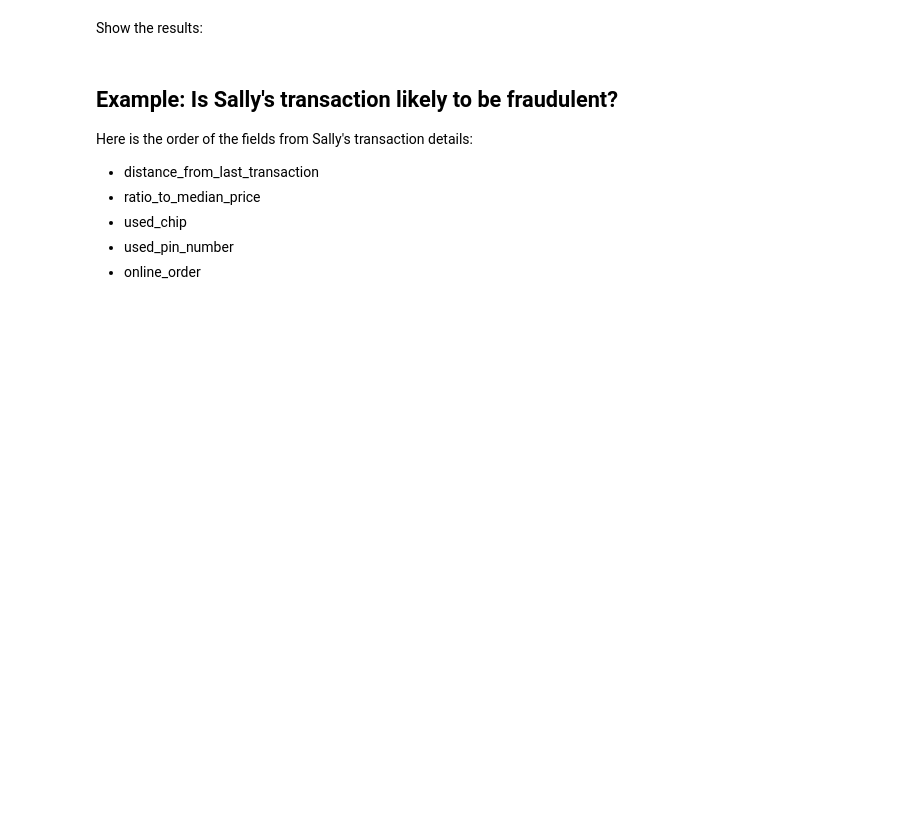
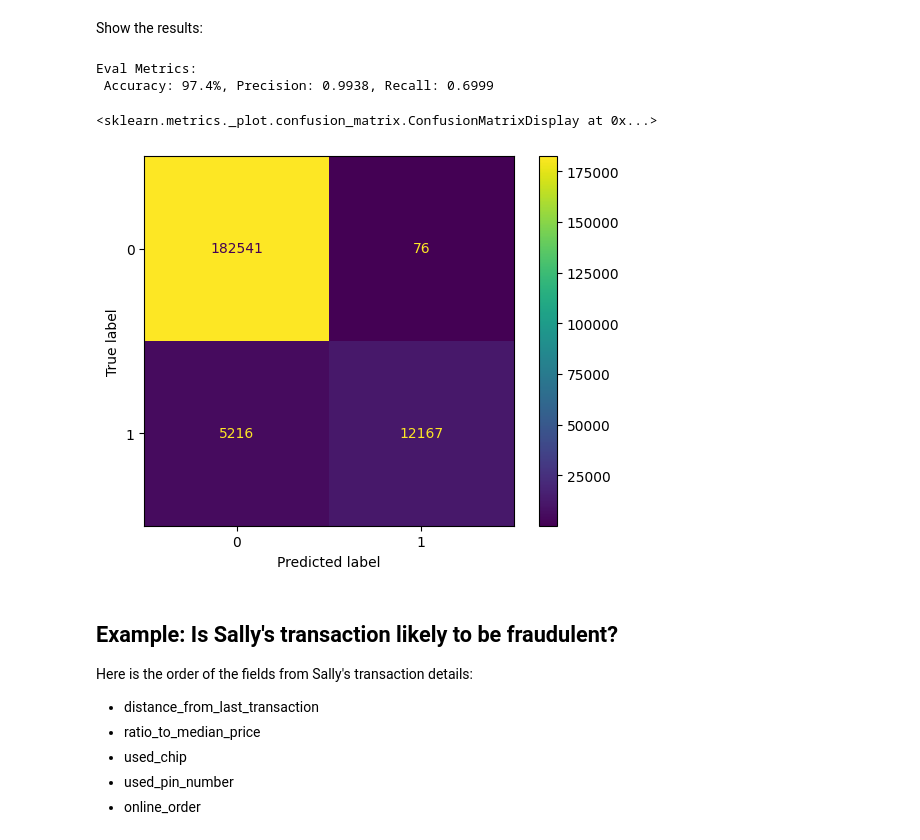
Before and after one commit to rh-aiservices-bu/fraud-detection, a Jupyter notebook: 1_experiment_train.ipynb, the cells around one changed output. Saved outputs shown, nothing was run; the diff lists cells and outputs as text; code cells hidden in the pictures; blank space fills up the shorter version.

Commit message:
Adding distributed training tutorial (#39)

```diff
--- a/1_experiment_train.ipynb
+++ b/1_experiment_train.ipynb
@@ -41,15 +59,30 @@ Data.head()
 # Set the input (X) and output (Y) data.
 # The only output data is whether it's fraudulent. All other fields are inputs to the model.
 
-X = Data.drop(columns = ['repeat_retailer','distance_from_home', 'fraud'])
-y = Data['fraud']
+feature_indexes = [
+    1,  # distance_from_last_transaction
+    2,  # ratio_to_median_purchase_price
+    4,  # used_chip
+    5,  # used_pin_number
+    6,  # online_order
+]
 
-# Split the data into training and testing sets so you have something to test the trained model with.
+label_indexes = [
+    7  # fraud
+]
 
-# X_train, X_test, y_train, y_test = train_test_split(X,y, test_size = 0.2, stratify = y)
-X_train, X_test, y_train, y_test = train_test_split(X,y, test_size = 0.2, shuffle = False)
+X_train = pd.read_csv('data/train.csv')
+y_train = X_train.iloc[:, label_indexes]
+X_train = X_train.iloc[:, feature_indexes]
 
-X_train, X_val, y_train, y_val = train_test_split(X_train,y_train, test_size = 0.2, stratify = y_train)
+X_val = pd.read_csv('data/validate.csv')
+y_val = X_val.iloc[:, label_indexes]
+X_val = X_val.iloc[:, feature_indexes]
+
+X_test = pd.read_csv('data/test.csv')
+y_test = X_test.iloc[:, label_indexes]
+X_test = X_test.iloc[:, feature_indexes]
+
 
 # Scale the data to remove mean and have unit variance. The data will be between -1 and 1, which makes it a lot easier for the model to learn than random (and potentially large) values.
 # It is important to only fit the scaler to the training data, otherwise you are leaking information about the global distribution of variables (which is influenced by the test set) into the training set.
@@ -65,8 +98,7 @@ with open("artifact/scaler.pkl", "wb") as handle:
     pickle.dump(scaler, handle)
 
 # Since the dataset is unbalanced (it has many more non-fraud transactions than fraudulent ones), set a class weight to weight the few fraudulent transactions higher than the many non-fraud transactions.
-
-class_weights = class_weight.compute_class_weight('balanced',classes = np.unique(y_train),y = y_train)
+class_weights = class_weight.compute_class_weight('balanced', classes=np.unique(y_train), y=y_train.values.ravel())
 class_weights = {i : class_weights[i] for i in range(len(class_weights))}
 # %% [markdown]
 ## Build the model
@@ -156,3 +220,23 @@ plt.show()
+# %%
+from sklearn.metrics import precision_score, recall_score, confusion_matrix, ConfusionMatrixDisplay
+import numpy as np
+
+y_test_arr = y_test.to_numpy().squeeze()
+correct = np.equal(y_pred, y_test_arr).sum().item()
+acc = (correct / len(y_pred)) * 100
+precision = precision_score(y_test_arr, np.round(y_pred))
+recall = recall_score(y_test_arr, np.round(y_pred))
+
+print(f"Eval Metrics: \n Accuracy: {acc:>0.1f}%, "
+      f"Precision: {precision:.4f}, Recall: {recall:.4f} \n")
+
+c_matrix = confusion_matrix(y_test_arr, y_pred)
+ConfusionMatrixDisplay(c_matrix).plot()
+# %% [output]
+Eval Metrics:
+ Accuracy: 97.4%, Precision: 0.9938, Recall: 0.6999
+<sklearn.metrics._plot.confusion_matrix.ConfusionMatrixDisplay at 0x...>
+[figure, added]
 # %% [markdown]
 ## Example: Is Sally's transaction likely to be fraudulent?
 
```
Also changed, not shown: parts of 9 cells of this notebook, 19 other files.
